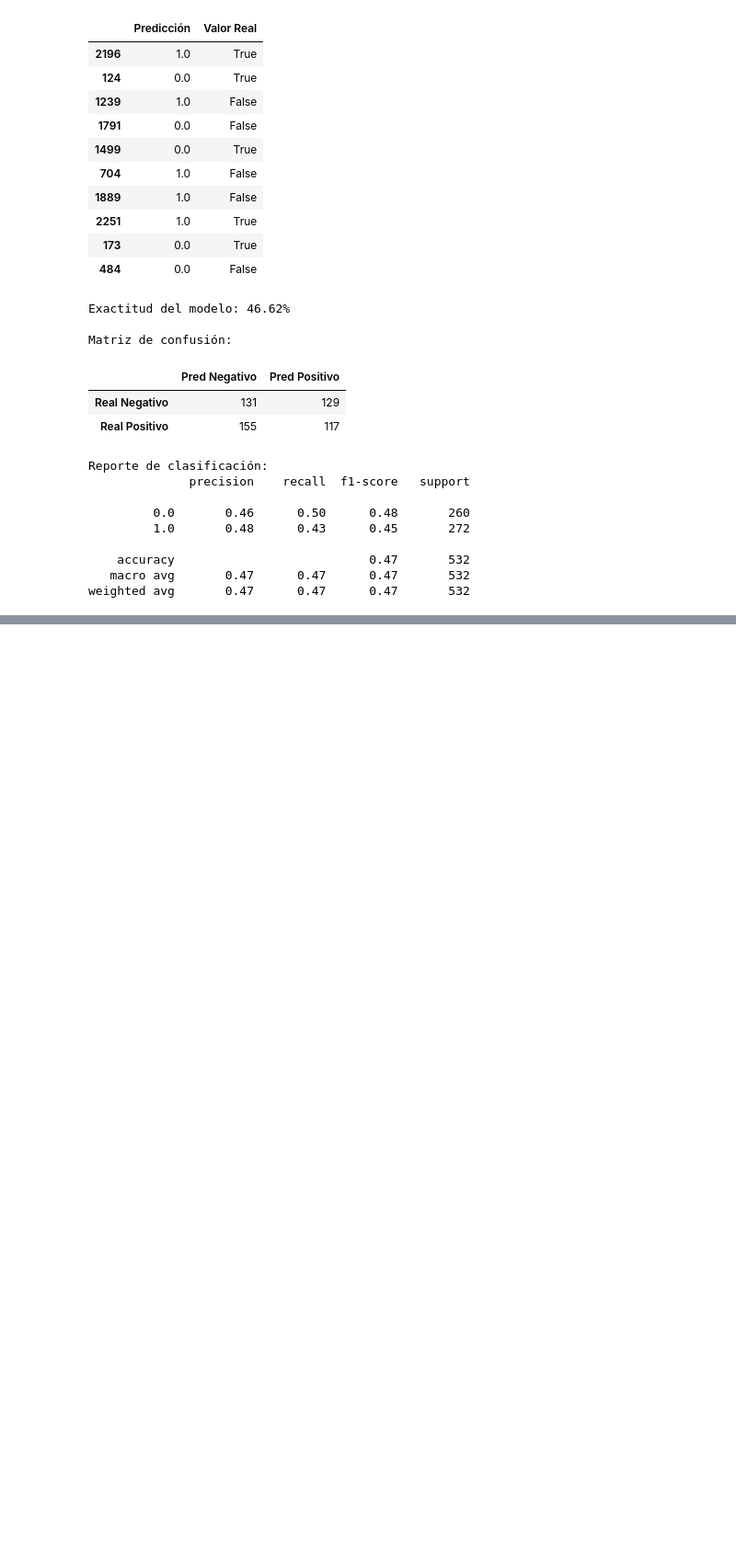
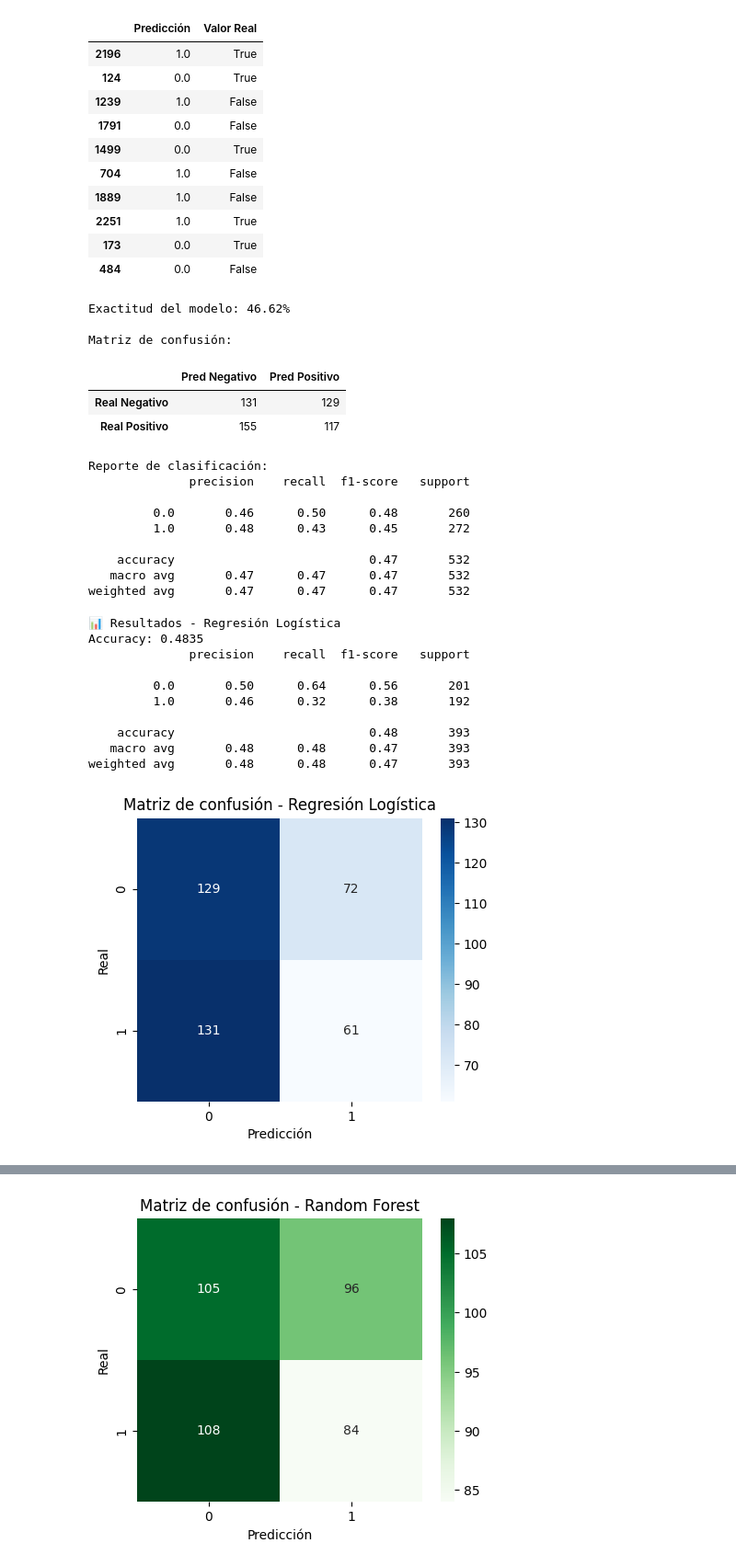
Before and after one commit to Jhondiazg21/ProyectoCienciaDatos, a Jupyter notebook: Notebook/EDA.ipynb, the cells around one changed output, grey strips where cells are left out. Shown: that part at 92% size. Drawn from its saved outputs; the diff is of its cells as text; code cells hidden in the pictures; blank space fills up the shorter version.

Commit message:
se agrega modelo de regresion logistica y random forest

```diff
--- a/Notebook/EDA.ipynb
+++ b/Notebook/EDA.ipynb
@@ -1029,3 +1029,78 @@ Reporte de clasificación:
     accuracy                           0.47       532
    macro avg       0.47      0.47      0.47       532
 weighted avg       0.47      0.47      0.47       532
+# %%
+from sklearn.model_selection import train_test_split
+from sklearn.preprocessing import StandardScaler
+from sklearn.ensemble import RandomForestClassifier
+from sklearn.linear_model import LogisticRegression
+from sklearn.metrics import accuracy_score, classification_report, confusion_matrix
+import seaborn as sns
+import matplotlib.pyplot as plt
+from sklearn.impute import SimpleImputer
+from sklearn.preprocessing import StandardScaler
+
+# Se crea una copia del df pero sin valores nulos
+df_without_nulls = df.dropna()
+
+# Se separa la variable objetivo
+X = df_without_nulls.drop('DEATH_EVENT', axis=1)
+y = df_without_nulls['DEATH_EVENT']
+
+# Se divide las variables de entrenamiento y pruebas
+X_train, X_test, y_train, y_test = train_test_split(
+    X, y, test_size=0.2, random_state=42, stratify=y
+)
+
+# Se escalan las variables (Solo para regresion logistica)
+scaler = StandardScaler()
+X_train_scaled = scaler.fit_transform(X_train)
+X_test_scaled = scaler.transform(X_test)
+
+# ==========================
+# 🔹 REGRESIÓN LOGÍSTICA
+# ==========================
+log_reg = LogisticRegression(max_iter=1000, random_state=42)
+log_reg.fit(X_train_scaled, y_train)
+y_pred_log = log_reg.predict(X_test_scaled)
+
+print("📊 Resultados - Regresión Logística")
+print("Accuracy:", round(accuracy_score(y_test, y_pred_log), 4))
+print(classification_report(y_test, y_pred_log))
+
+plt.figure(figsize=(5,4))
+sns.heatmap(confusion_matrix(y_test, y_pred_log), annot=True, fmt='d', cmap='Blues')
+plt.title("Matriz de confusión - Regresión Logística")
+plt.xlabel("Predicción")
+plt.ylabel("Real")
+plt.show()
+
+# ==========================
+# 🌲 RANDOM FOREST
+# ==========================
+rf = RandomForestClassifier(n_estimators=200, random_state=42)
+rf.fit(X_train, y_train)
+y_pred_rf = rf.predict(X_test)
+
+print("\n🌲 Resultados - Random Forest")
+print("Accuracy:", round(accuracy_score(y_test, y_pred_rf), 4))
+print(classification_report(y_test, y_pred_rf))
+
+plt.figure(figsize=(5,4))
+sns.heatmap(confusion_matrix(y_test, y_pred_rf), annot=True, fmt='d', cmap='Greens')
+plt.title("Matriz de confusión - Random Forest")
+plt.xlabel("Predicción")
+plt.ylabel("Real")
+plt.show()
+# %% [output]
+📊 Resultados - Regresión Logística
+Accuracy: 0.4835
+              precision    recall  f1-score   support
+
+         0.0       0.50      0.64      0.56       201
+         1.0       0.46      0.32      0.38       192
+
+    accuracy                           0.48       393
+   macro avg       0.48      0.48      0.47       393
+weighted avg       0.48      0.48      0.47       393
+[figure, added]
@@ -1031,0 +1117 @@ weighted avg       0.47      0.47      0.47       532
+[figure, added]
```
Also changed, not shown: parts of 1 cell of this notebook.
